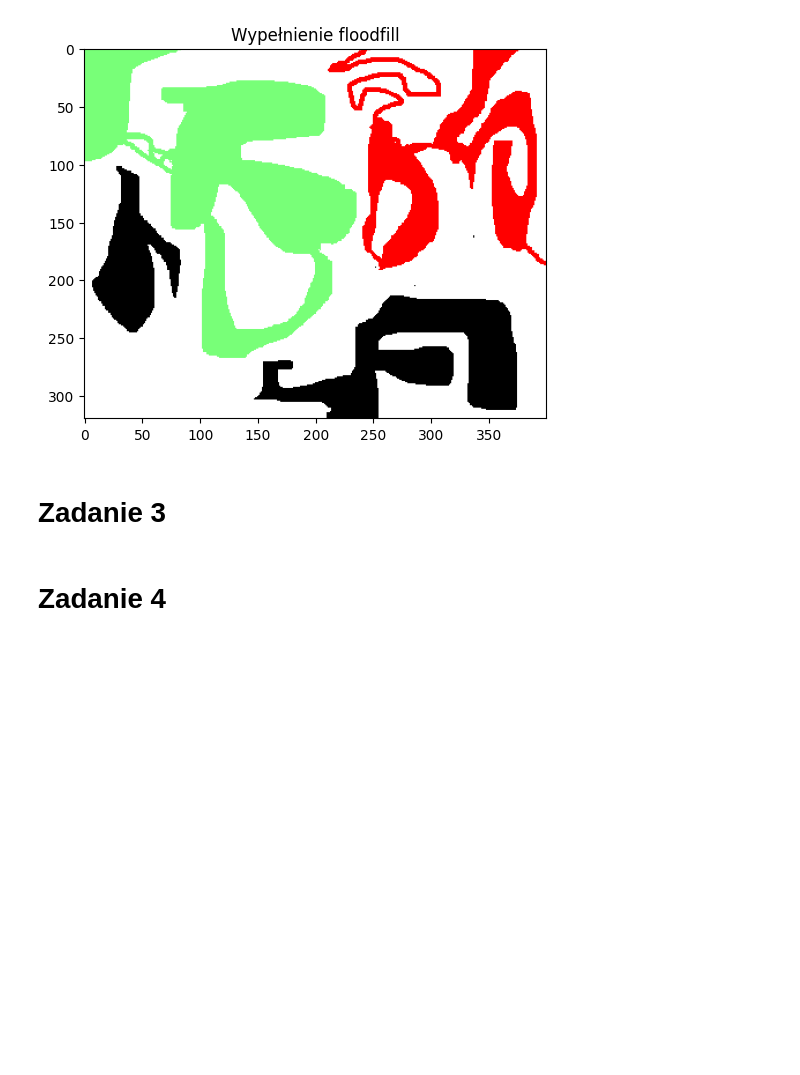
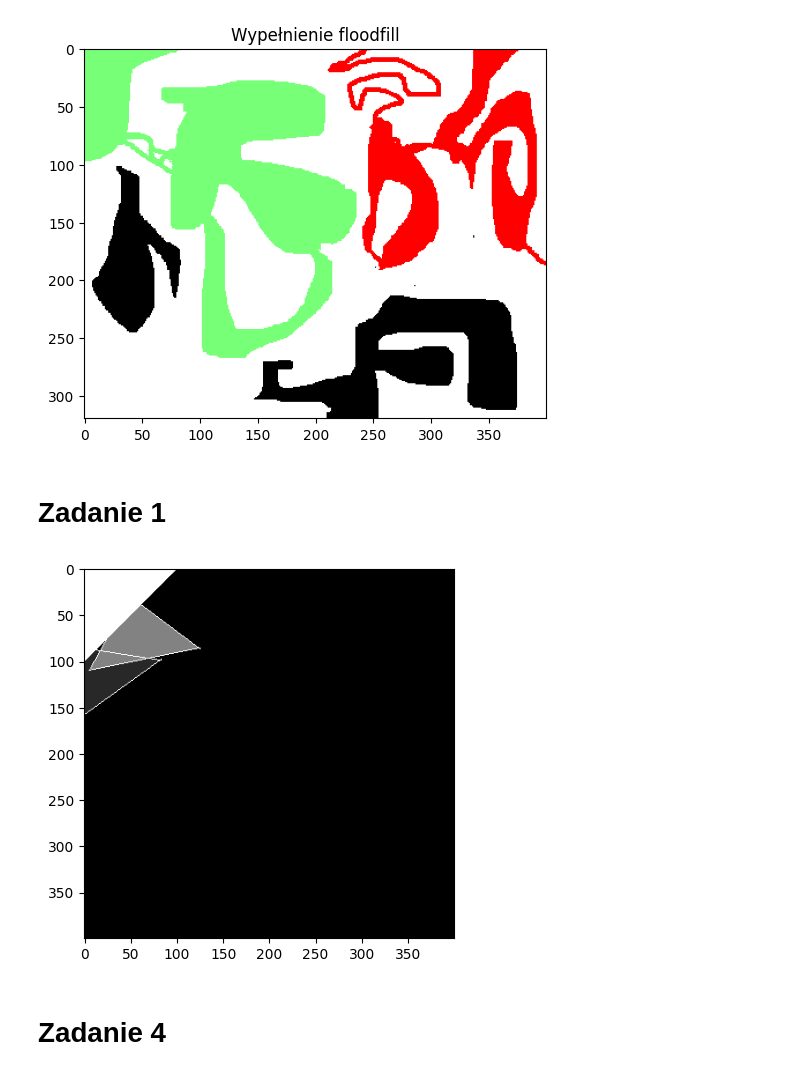
Before and after one commit to Isembart/Grafika-Komputerowa, a Jupyter notebook: Lab4/lab4.ipynb, the cells around one changed output. Saved outputs shown, nothing was run; the diff lists cells and outputs as text; code cells hidden in the pictures; blank space fills up the shorter version.

```diff
--- a/Lab4/lab4.ipynb
+++ b/Lab4/lab4.ipynb
@@ -52,7 +160,75 @@ plt.title('Wypełnienie floodfill')
 plt.show()
 # %% [output]
 [figure]
-# %% [markdown]
-# Zadanie 3
+# %% [markdown]
+# Zadanie 1
+# %%
+img = np.zeros((400, 400), dtype=np.uint8)
+
+# trojkat 1
+t1 = np.array([[0, 0, 0], [1, 0, 0], [0, 1, 0]])
+# jedna jednostka miary trójkąta to 100 pikseli
+
+H1 = RPYT(30, 30, 10, 0.5, 0.3, 1.9)
+t1_transformed = t1 @ H1[:3, :3].T + H1[:3, 3]
+
+H2 = RPYT(-30, -30, -10, 0.3, 0.5, 2.0)
+t1_transformed2 = t1_transformed @ H2[:3, :3].T + H2[:3, 3]
+
+HHH = Persp(1.0)
+perpsective_t1 = t1 @ HHH[:3, :3].T + HHH[:3, 3]
+perspective_t1_transformed = t1_transformed @ HHH[:3, :3].T + HHH[:3, 3]
+perspective_t1_transformed2 = t1_transformed2 @ HHH[:3, :3].T + HHH[:3, 3]
+
+# Rysowanie trójkąta t1
+for i in range(3):
+    x0, y0 = int(t1[i][0] * 100), int(t1[i][1] * 100)
+    x1, y1 = int(t1[(i + 1) % 3][0] * 100), int(t1[(i + 1) % 3][1] * 100)
+    img = linia1(img, y0, x0, y1, x1, 255)
+
+# ZADANIE 3 - wypełnienie trójkątów kolorem
+center_x = int((t1[0][0] + t1[1][0] + t1[2][0]) / 3 * 100)
+center_y = int((t1[0][1] + t1[1][1] + t1[2][1]) / 3 * 100)
+img = floodfill(img, center_x, center_y, 255)
+
+for i in range(3):
+    x0, y0 = int(t1_transformed[i][0] * 100), int(t1_transformed[i][1] * 100)
+    x1, y1 = (
+        int(t1_transformed[(i + 1) % 3][0] * 100),
+        int(t1_transformed[(i + 1) % 3][1] * 100),
+    )
+    img = linia1(img, y0, x0, y1, x1, 255)
+
+# ZADANIE 3 - wypełnienie trójkątów kolorem
+center_x = int(
+    (t1_transformed[0][0] + t1_transformed[1][0] + t1_transformed[2][0]) / 3 * 100
+)
+center_y = int(
+    (t1_transformed[0][1] + t1_transformed[1][1] + t1_transformed[2][1]) / 3 * 100
+)
+img = floodfill(img, center_x, center_y, 130)
+
+for i in range(3):
+    x0, y0 = int(t1_transformed2[i][0] * 100), int(t1_transformed2[i][1] * 100)
+    x1, y1 = (
+        int(t1_transformed2[(i + 1) % 3][0] * 100),
+        int(t1_transformed2[(i + 1) % 3][1] * 100),
+    )
+    img = linia1(img, y0, x0, y1, x1, 255)
+
+# ZADANIE 3 - wypełnienie trójkątów kolorem
+center_x = int(
+    (t1_transformed2[0][0] + t1_transformed2[1][0] + t1_transformed2[2][0]) / 3 * 100
+)
+center_y = int(
+    (t1_transformed2[0][1] + t1_transformed2[1][1] + t1_transformed2[2][1]) / 3 * 100
+)
+img = floodfill(img, center_x, center_y, 40)
+
+
+plt.imshow(img, cmap="gray")
+plt.show()
+# %% [output]
+[figure, added]
 # %% [markdown]
 # Zadanie 4
```
Also changed, not shown: parts of 9 cells of this notebook, 3 other files.
